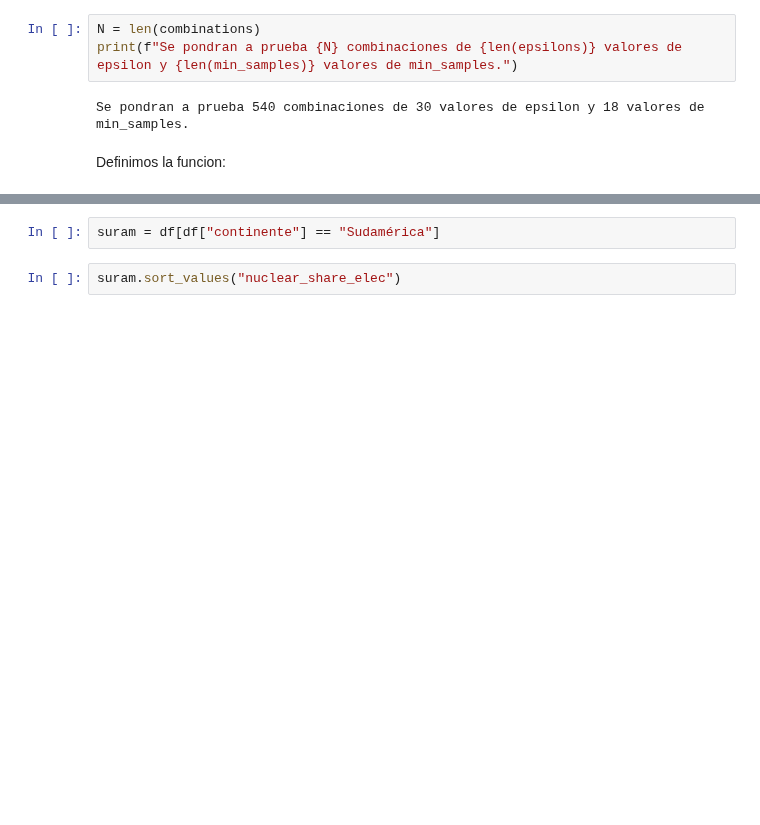
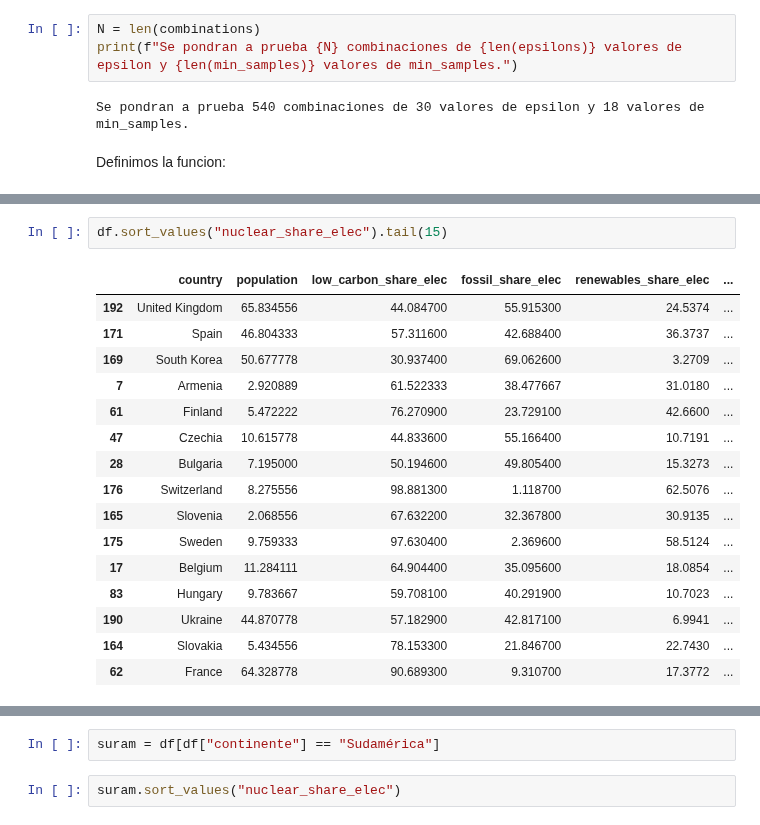
Before and after one commit to L-Ameneiro/EDA-Datasets, a Jupyter notebook: notebooks/modelo_no_supervisado.ipynb, the cells around one changed output, grey strips where cells are left out. Saved outputs shown, nothing was run; the diff lists cells and outputs as text; blank space fills up the shorter version.

```diff
--- a/notebooks/modelo_no_supervisado.ipynb
+++ b/notebooks/modelo_no_supervisado.ipynb
@@ -327,0 +353,19 @@ df.sort_values("nuclear_share_elec")
+# %%
+df.sort_values("nuclear_share_elec").tail(15)
+# %% [output]
+|  | country | population | low_carbon_share_elec | fossil_share_elec | renewables_share_elec | ... |
+| 192 | United Kingdom | 65.834556 | 44.084700 | 55.915300 | 24.5374 | ... |
+| 171 | Spain | 46.804333 | 57.311600 | 42.688400 | 36.3737 | ... |
+| 169 | South Korea | 50.677778 | 30.937400 | 69.062600 | 3.2709 | ... |
+| 7 | Armenia | 2.920889 | 61.522333 | 38.477667 | 31.0180 | ... |
+| 61 | Finland | 5.472222 | 76.270900 | 23.729100 | 42.6600 | ... |
+| 47 | Czechia | 10.615778 | 44.833600 | 55.166400 | 10.7191 | ... |
+| 28 | Bulgaria | 7.195000 | 50.194600 | 49.805400 | 15.3273 | ... |
+| 176 | Switzerland | 8.275556 | 98.881300 | 1.118700 | 62.5076 | ... |
+| 165 | Slovenia | 2.068556 | 67.632200 | 32.367800 | 30.9135 | ... |
+| 175 | Sweden | 9.759333 | 97.630400 | 2.369600 | 58.5124 | ... |
+| 17 | Belgium | 11.284111 | 64.904400 | 35.095600 | 18.0854 | ... |
+| 83 | Hungary | 9.783667 | 59.708100 | 40.291900 | 10.7023 | ... |
+| 190 | Ukraine | 44.870778 | 57.182900 | 42.817100 | 6.9941 | ... |
+| 164 | Slovakia | 5.434556 | 78.153300 | 21.846700 | 22.7430 | ... |
+| 62 | France | 64.328778 | 90.689300 | 9.310700 | 17.3772 | ... |
```
Also changed, not shown: parts of 68 cells of this notebook, 1 other file.
